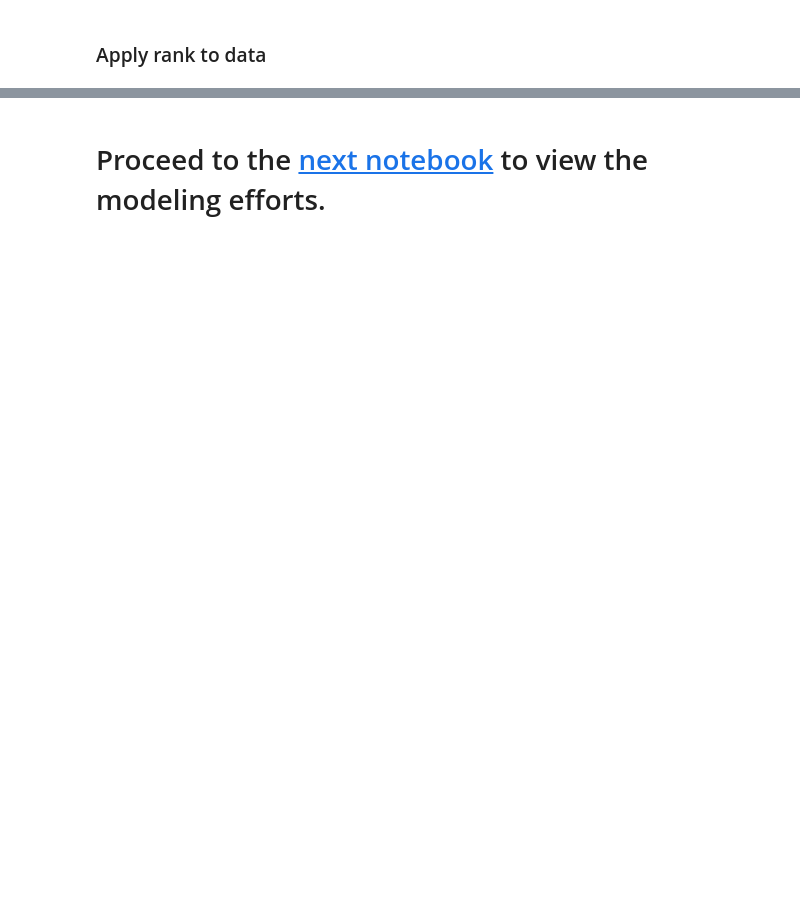
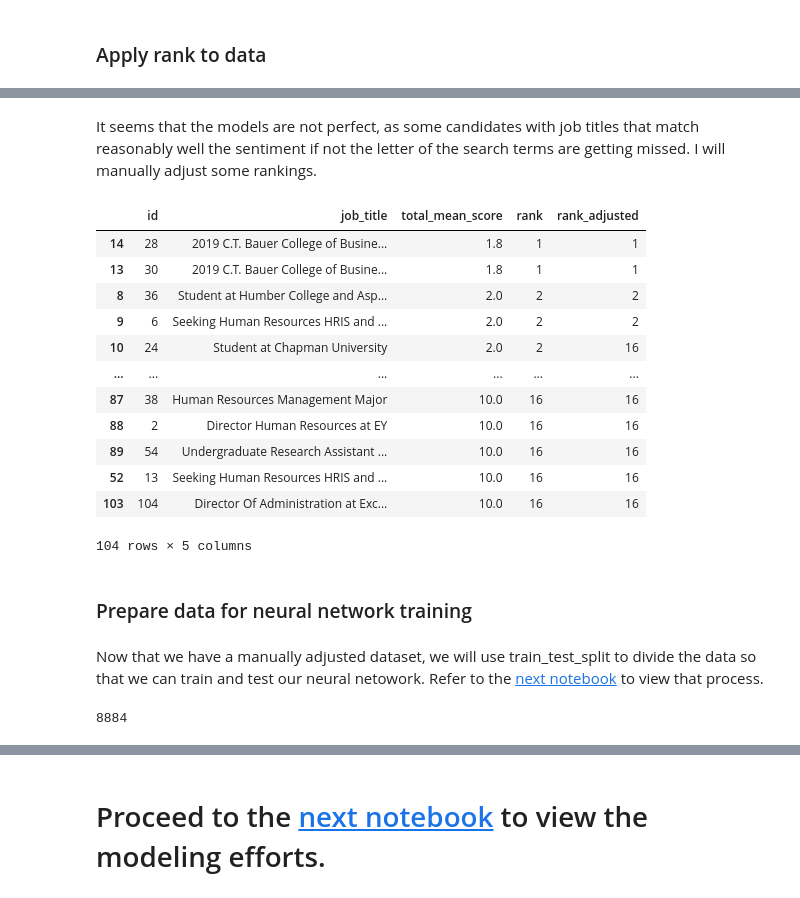
Before and after one commit to sralter/potential_talents, a Jupyter notebook: potential_talents_p1.ipynb, the cells around one changed output, grey strips where cells are left out. Saved outputs shown, nothing was run; the diff lists cells and outputs as text; code cells hidden in the pictures; blank space fills up the shorter version.

```diff
--- a/potential_talents_p1.ipynb
+++ b/potential_talents_p1.ipynb
@@ -1909,0 +2446,51 @@ cumulative_scores_df.head()
+# %%
+pd.set_option('display.max_rows', 60)
+# %% [markdown]
+It seems that the models are not perfect, as some candidates with job titles that match reasonably well the sentiment if not the letter of the search terms are getting missed. I will manually adjust some rankings.
+# %%
+updated_ranks = {
+    24: 16,
+    46: 16,
+    97: 2,
+    21: 10,
+    99: 16,
+    62: 2,
+    29: 2,
+    100: 2,
+    101: 3,
+    68: 3,
+    67: 3,
+    78: 2,
+    37: 2,
+    25: 2,
+    34: 2,
+    87: 4,
+    80: 3,
+    14: 3,
+    75: 3,
+    81: 2
+}
+
+# rank_scores['id'] = rank_scores['id'].str.strip() if rank_scores['id'].dtype == 'object' else rank_scores['id']
+rank_scores['id'] = rank_scores['id'].astype(int)
+rank_scores['rank_adjusted'] = rank_scores['id'].map(updated_ranks).fillna(rank_scores['rank'])
+rank_scores['rank_adjusted'] = rank_scores['rank_adjusted'].astype(int)
+rank_scores
+# %% [output]
+|  | id | job_title | total_mean_score | rank | rank_adjusted |
+| 14 | 28 | 2019 C.T. Bauer College of Busine... | 1.8 | 1 | 1 |
+| 13 | 30 | 2019 C.T. Bauer College of Busine... | 1.8 | 1 | 1 |
+| 8 | 36 | Student at Humber College and Asp... | 2.0 | 2 | 2 |
+| 9 | 6 | Seeking Human Resources HRIS and ... | 2.0 | 2 | 2 |
+| 10 | 24 | Student at Chapman University | 2.0 | 2 | 16 |
+| ... | ... | ... | ... | ... | ... |
+| 87 | 38 | Human Resources Management Major | 10.0 | 16 | 16 |
+| 88 | 2 | Director Human Resources at EY | 10.0 | 16 | 16 |
+| 89 | 54 | Undergraduate Research Assistant ... | 10.0 | 16 | 16 |
+| 52 | 13 | Seeking Human Resources HRIS and ... | 10.0 | 16 | 16 |
+| 103 | 104 | Director Of Administration at Exc... | 10.0 | 16 | 16 |
+104 rows × 5 columns
+# %% [markdown]
+### Prepare data for neural network training
+# %% [markdown]
+Now that we have a manually adjusted dataset, we will use train_test_split to divide the data so that we can train and test our neural netowork. Refer to the [next notebook](potential_talents_p2.ipynb) to view that process.
@@ -1909,0 +2502,4 @@ cumulative_scores_df.head()
+# %%
+print(seed)
+# %% [output]
+8884
```
Also changed, not shown: parts of 95 cells of this notebook, 18 other files.
